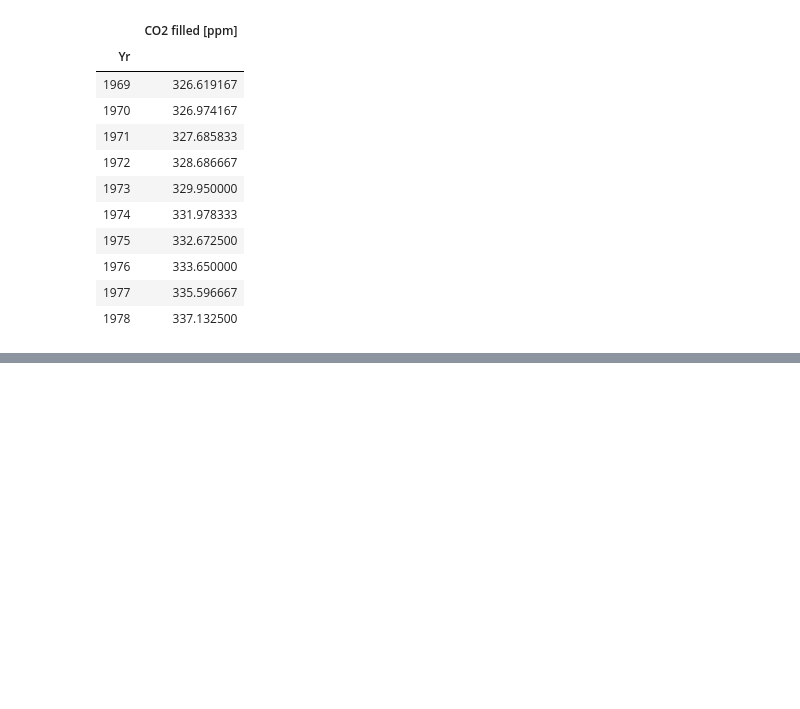
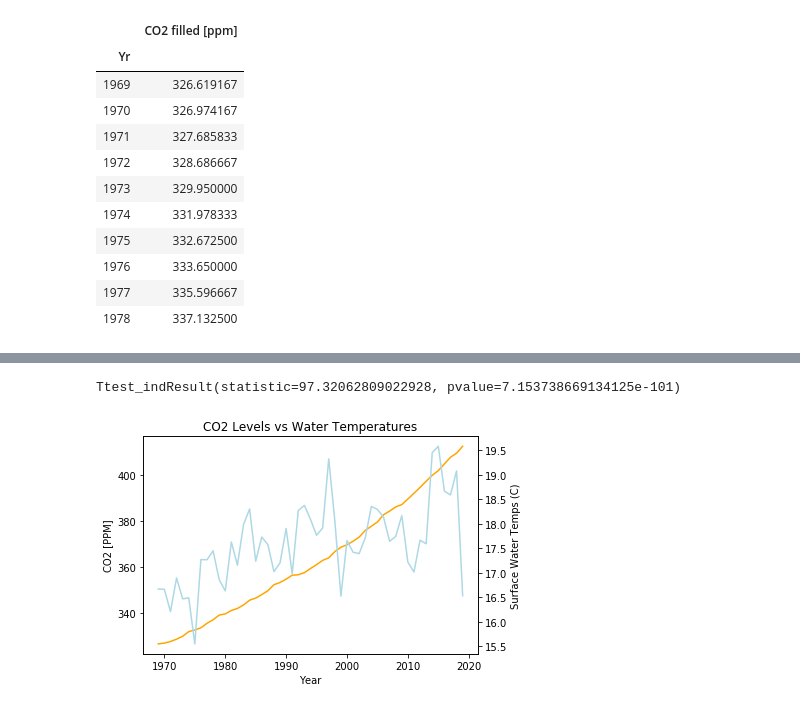
Before and after one commit to giantmagellan/sandiego-climate-analysis, a Jupyter notebook: CO2/CO2Levels.ipynb, the cells around one changed output, grey strips where cells are left out. Drawn from its saved outputs; the diff is of its cells as text; code cells hidden in the pictures; blank space fills up the shorter version.

Commit message:
Dual Plotting/T-Test

```diff
--- a/CO2/CO2Levels.ipynb
+++ b/CO2/CO2Levels.ipynb
@@ -69,0 +78,22 @@ plt.plot(surfTemps)
+# %%
+# Run T Test (-7.15 indicates a correlation)
+stats.ttest_ind(samples['CO2 filled [ppm]'],samples['Surf_Temp'])
+# %% [output]
+Ttest_indResult(statistic=97.32062809022928, pvalue=7.153738669134125e-101)
+# %%
+# Plot sea temps vs co2 levels
+
+fig, ax1 = plt.subplots()
+ax1.plot(samples['CO2 filled [ppm]'],color='orange')
+
+ax2 = ax1.twinx()
+ax2.plot(samples['Surf_Temp'],color='lightblue')
+
+plt.title('CO2 Levels vs Water Temperatures')
+ax1.set_xlabel('Year')
+ax1.set_ylabel('CO2 [PPM]')
+ax2.set_ylabel('Surface Water Temps (C)')
+
+plt.savefig('CO2Water.png')
+# %% [output]
+[figure, added]
```
Also changed, not shown: parts of 4 cells of this notebook, 2 other files.
